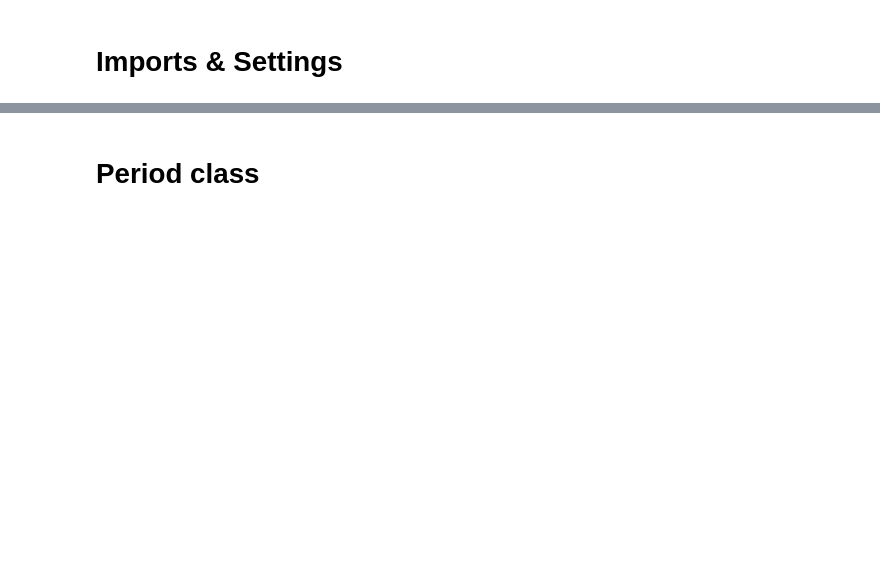
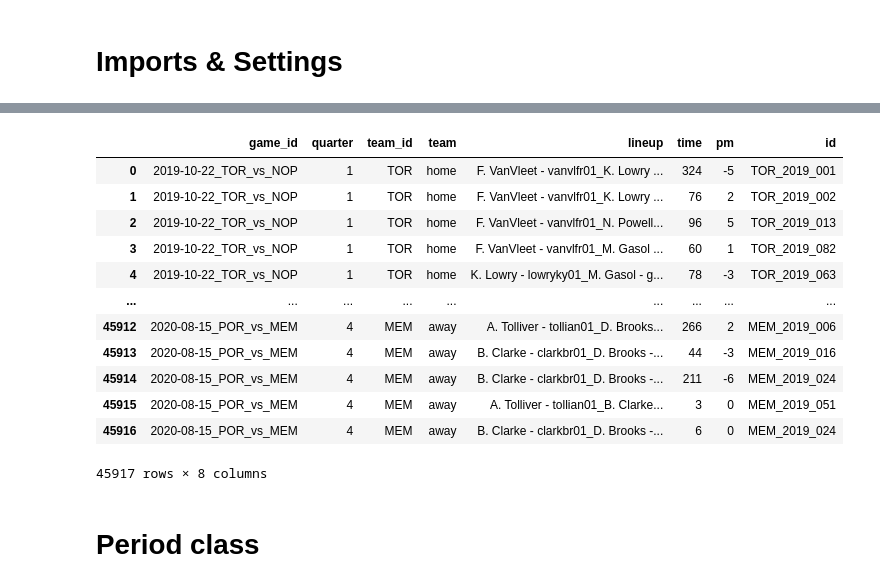
Before and after one commit to arnaud-odet/Roster_Building, a Jupyter notebook: notebooks/pbp.ipynb, the cells around one changed output, grey strips where cells are left out. Cells and saved outputs as stored; diff of their text form; code cells hidden in the pictures; blank space fills up the shorter version.

```diff
--- a/notebooks/pbp.ipynb
+++ b/notebooks/pbp.ipynb
@@ -27,3 +27,11 @@ from roster_lib.utils.plots import plot_logistic_decision_boundary_2d
 %autoreload 2
 # %%
 kw_success_plot = {'style' : 'csf' ,'hue':'win_rate','palette': 'coolwarm', 'markers' :{1:'o',0:'X'}}
+# %%
+nb_games = 0
+for season in range(2015,2020):
+    _df = pd.read_csv(f"/home/admin/code/arnaud-odet/7_PhD/Roster/preproc_data/stats/{season}-{season-1999}.csv", index_col = 0)
+    ng = _df['game_id'].nunique()
+    nb_games+=ng
+    print(f"Season {season}: nb games = {ng}")
+nb_games
@@ -30,3 +45,19 @@ kw_success_plot = {'style' : 'csf' ,'hue':'win_rate','palette': 'coolwarm', 'mar
+# %%
+_df
+# %% [output]
+|  | game_id | quarter | team_id | team | lineup | time | pm | id |
+| 0 | 2019-10-22_TOR_vs_NOP | 1 | TOR | home | F. VanVleet - vanvlfr01_K. Lowry ... | 324 | -5 | TOR_2019_001 |
+| 1 | 2019-10-22_TOR_vs_NOP | 1 | TOR | home | F. VanVleet - vanvlfr01_K. Lowry ... | 76 | 2 | TOR_2019_002 |
+| 2 | 2019-10-22_TOR_vs_NOP | 1 | TOR | home | F. VanVleet - vanvlfr01_N. Powell... | 96 | 5 | TOR_2019_013 |
+| 3 | 2019-10-22_TOR_vs_NOP | 1 | TOR | home | F. VanVleet - vanvlfr01_M. Gasol ... | 60 | 1 | TOR_2019_082 |
+| 4 | 2019-10-22_TOR_vs_NOP | 1 | TOR | home | K. Lowry - lowryky01_M. Gasol - g... | 78 | -3 | TOR_2019_063 |
+| ... | ... | ... | ... | ... | ... | ... | ... | ... |
+| 45912 | 2020-08-15_POR_vs_MEM | 4 | MEM | away | A. Tolliver - tollian01_D. Brooks... | 266 | 2 | MEM_2019_006 |
+| 45913 | 2020-08-15_POR_vs_MEM | 4 | MEM | away | B. Clarke - clarkbr01_D. Brooks -... | 44 | -3 | MEM_2019_016 |
+| 45914 | 2020-08-15_POR_vs_MEM | 4 | MEM | away | B. Clarke - clarkbr01_D. Brooks -... | 211 | -6 | MEM_2019_024 |
+| 45915 | 2020-08-15_POR_vs_MEM | 4 | MEM | away | A. Tolliver - tollian01_B. Clarke... | 3 | 0 | MEM_2019_051 |
+| 45916 | 2020-08-15_POR_vs_MEM | 4 | MEM | away | B. Clarke - clarkbr01_D. Brooks -... | 6 | 0 | MEM_2019_024 |
+45917 rows × 8 columns
 # %% [markdown]
 # Period class
 # %%
```
Also changed, not shown: parts of 4 cells of this notebook, 21 other files.
